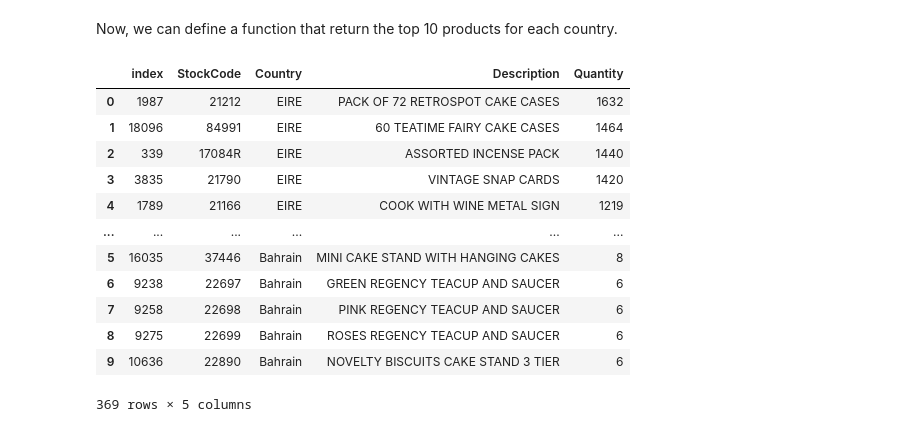
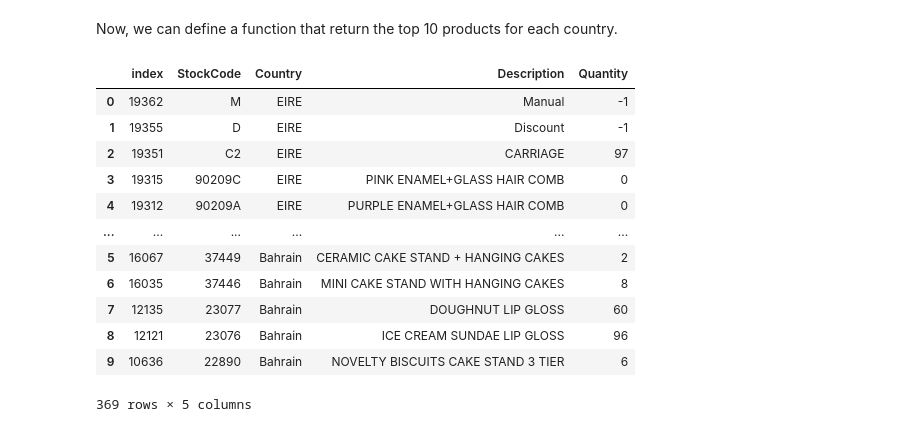
Before and after one commit to rootstrap/datasciene-ecommerce, a Jupyter notebook: data_exploration.ipynb, the cells around one changed output. Drawn from its saved outputs; the diff is of its cells as text; code cells hidden in the pictures.

```diff
--- a/data_exploration.ipynb
+++ b/data_exploration.ipynb
@@ -237,24 +237,24 @@ Now, we can define a function that return the top 10 products for each country.
 # %%
 def get_top_n(df, col, col_sort, n):
     df_ret = pd.DataFrame()
     for i in df[col].unique():
         df_aux = df[df[col]==i].sort_values(col_sort, ascending=False).reset_index()
         df_aux = df_aux[0:n]
         df_ret = df_ret.append(df_aux)
     return df_ret
 
-get_top_n(products, 'Country', 'Quantity', 10)
+get_top_n(products, 'Country', 'StockCode', 10)
 # %% [output]
 |  | index | StockCode | Country | Description | Quantity |
-| 0 | 1987 | 21212 | EIRE | PACK OF 72 RETROSPOT CAKE CASES | 1632 |
-| 1 | 18096 | 84991 | EIRE | 60 TEATIME FAIRY CAKE CASES | 1464 |
-| 2 | 339 | 17084R | EIRE | ASSORTED INCENSE PACK | 1440 |
-| 3 | 3835 | 21790 | EIRE | VINTAGE SNAP CARDS | 1420 |
-| 4 | 1789 | 21166 | EIRE | COOK WITH WINE METAL SIGN | 1219 |
+| 0 | 19362 | M | EIRE | Manual | -1 |
+| 1 | 19355 | D | EIRE | Discount | -1 |
+| 2 | 19351 | C2 | EIRE | CARRIAGE | 97 |
+| 3 | 19315 | 90209C | EIRE | PINK ENAMEL+GLASS HAIR COMB | 0 |
+| 4 | 19312 | 90209A | EIRE | PURPLE ENAMEL+GLASS HAIR COMB | 0 |
 | ... | ... | ... | ... | ... | ... |
-| 5 | 16035 | 37446 | Bahrain | MINI CAKE STAND WITH HANGING CAKES | 8 |
-| 6 | 9238 | 22697 | Bahrain | GREEN REGENCY TEACUP AND SAUCER | 6 |
-| 7 | 9258 | 22698 | Bahrain | PINK REGENCY TEACUP AND SAUCER | 6 |
-| 8 | 9275 | 22699 | Bahrain | ROSES REGENCY TEACUP AND SAUCER | 6 |
+| 5 | 16067 | 37449 | Bahrain | CERAMIC CAKE STAND + HANGING CAKES | 2 |
+| 6 | 16035 | 37446 | Bahrain | MINI CAKE STAND WITH HANGING CAKES | 8 |
+| 7 | 12135 | 23077 | Bahrain | DOUGHNUT LIP GLOSS | 60 |
+| 8 | 12121 | 23076 | Bahrain | ICE CREAM SUNDAE LIP GLOSS | 96 |
 | 9 | 10636 | 22890 | Bahrain | NOVELTY BISCUITS CAKE STAND 3 TIER | 6 |
 369 rows × 5 columns
```
Also changed, not shown: parts of 5 cells of this notebook.
